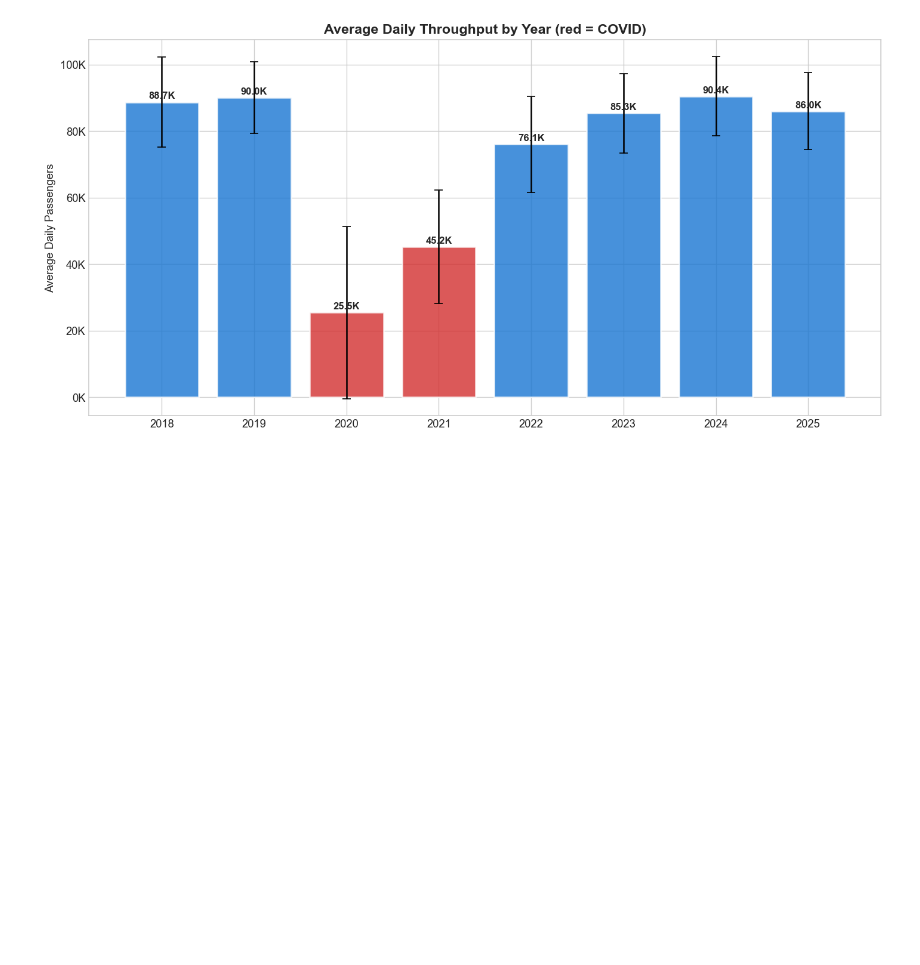
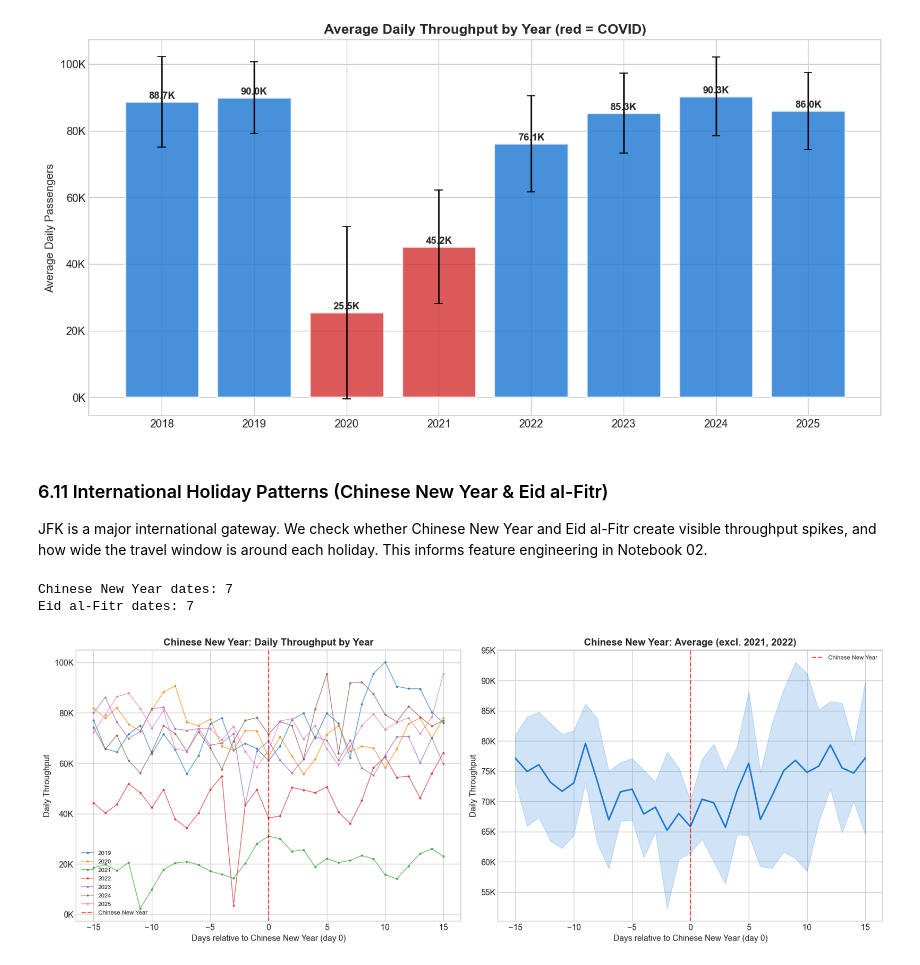
Before and after one commit to Arden-Zhu/jfk-passenger-forecasting, a Jupyter notebook: notebooks/01_data_preprocessing.ipynb, the cells around one changed output. Drawn from its saved outputs; the diff is of its cells as text; code cells hidden in the pictures; blank space fills up the shorter version.

Commit message:
International Holiday Patterns

```diff
--- a/notebooks/01_data_preprocessing.ipynb
+++ b/notebooks/01_data_preprocessing.ipynb
@@ -504,3 +544,40 @@ plt.savefig(f'{FIGURES}/07_yearly_average.png')
 plt.show()
 # %% [output]
 [figure]
+# %% [markdown]
+### 6.11 International Holiday Patterns (Chinese New Year & Eid al-Fitr)
+
+JFK is a major international gateway. We check whether Chinese New Year and
+Eid al-Fitr create visible throughput spikes, and how wide the travel window
+is around each holiday. This informs feature engineering in Notebook 02.
+# %%
+# Known dates for Chinese New Year (day 1 of Lunar New Year)
+chinese_new_year = {
+    2019: '2019-02-05',
+    2020: '2020-01-25',
+    2021: '2021-02-12',
+    2022: '2022-02-01',
+    2023: '2023-01-22',
+    2024: '2024-02-10',
+    2025: '2025-01-29',
+}
+
+# Known dates for Eid al-Fitr (first day)
+eid_al_fitr = {
+    2019: '2019-06-04',
+    2020: '2020-05-24',
+    2021: '2021-05-13',
+    2022: '2022-05-02',
+    2023: '2023-04-21',
+    2024: '2024-04-10',
+    2025: '2025-03-30',
+}
+
+# Convert to Timestamps
+cny_dates = {y: pd.Timestamp(d) for y, d in chinese_new_year.items()}
+eid_dates = {y: pd.Timestamp(d) for y, d in eid_al_fitr.items()}
+print(f'Chinese New Year dates: {len(cny_dates)}')
+print(f'Eid al-Fitr dates: {len(eid_dates)}')
+# %% [output]
+Chinese New Year dates: 7
+Eid al-Fitr dates: 7
@@ -506,0 +642,7 @@ plt.show()
+# %%
+# Chinese New Year: check +/- 10 day window
+fig = plot_holiday_window(merged, cny_dates, 'Chinese New Year', window_before=15, window_after=15, covid_years=[2021, 2022])
+plt.savefig(f'{FIGURES}/11_chinese_new_year_pattern.png', dpi=150, bbox_inches='tight')
+plt.show()
+# %% [output]
+[figure, added]
```
Also changed, not shown: parts of 10 cells of this notebook, 12 other files.
